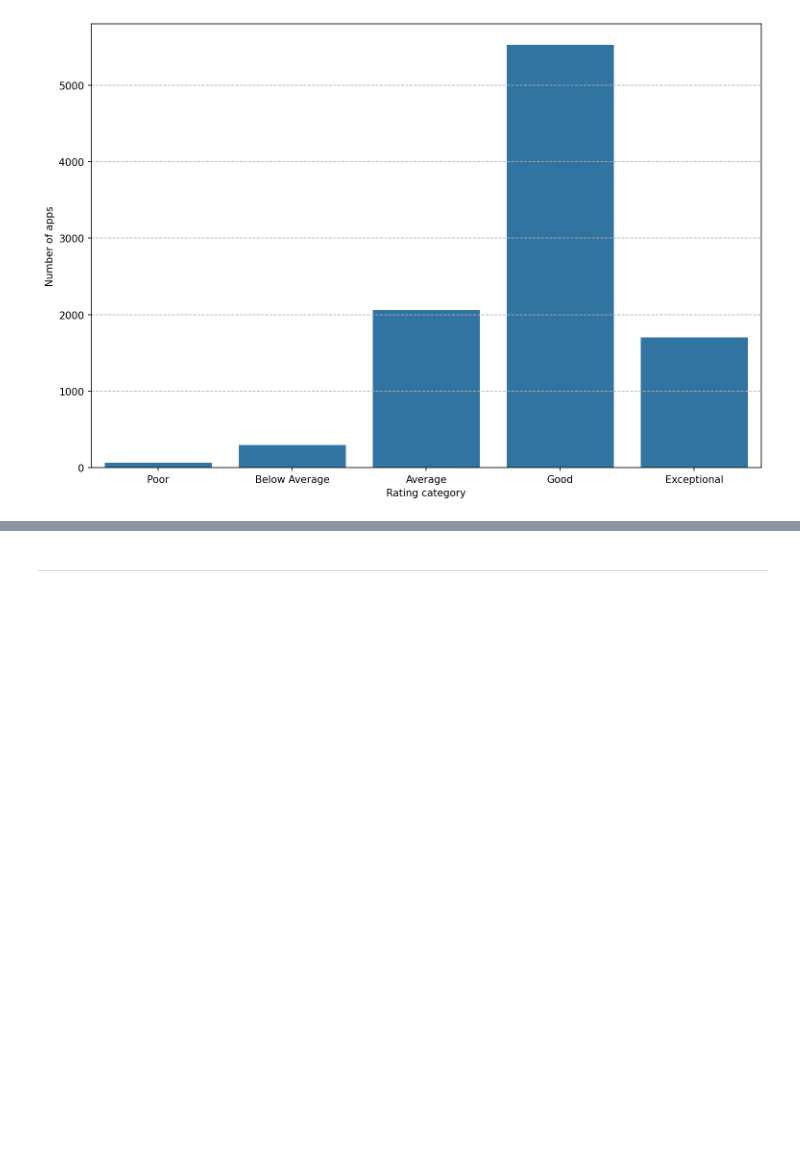
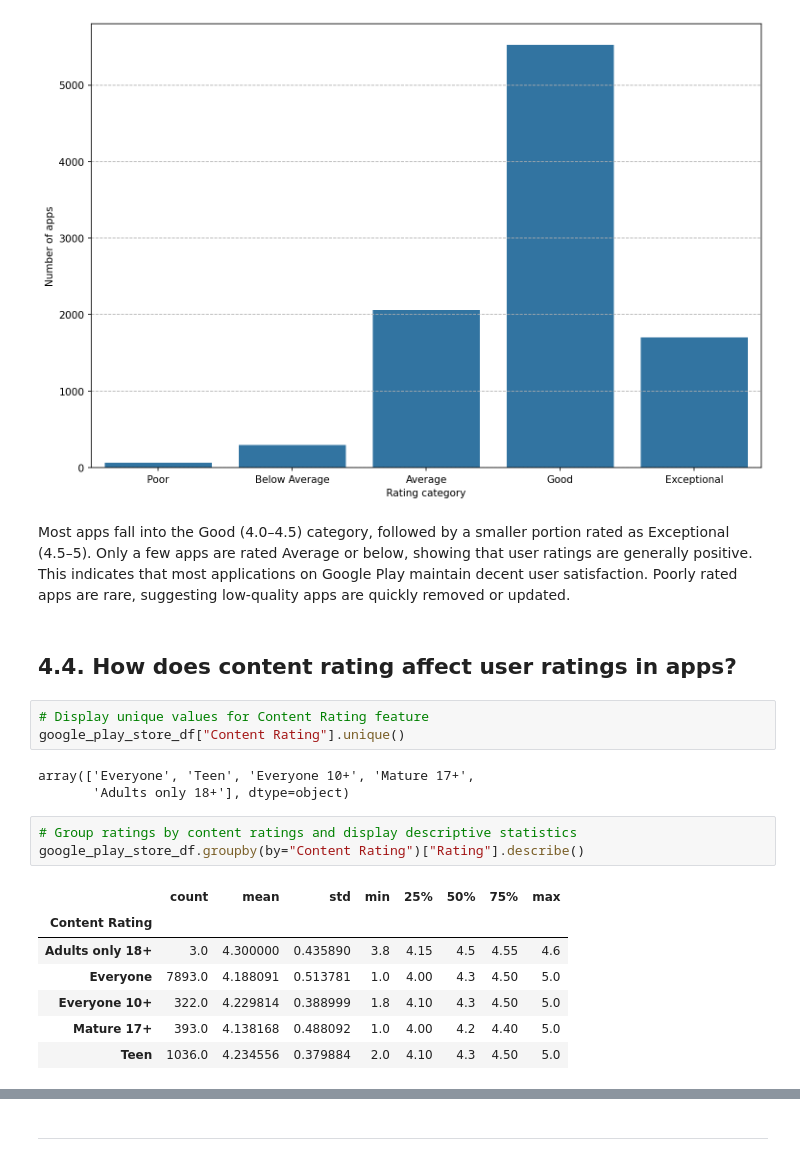
Before and after one commit to emredemirbas/google-playstore-eda, a Jupyter notebook: google_play_store_eda.ipynb, the cells around one changed output, grey strips where cells are left out. Saved outputs shown, nothing was run; the diff lists cells and outputs as text; blank space fills up the shorter version.

```diff
--- a/google_play_store_eda.ipynb
+++ b/google_play_store_eda.ipynb
@@ -959,3 +976,24 @@ plt.ylabel("Number of apps")
 plt.grid(axis="y", ls="--")
 # %% [output]
 [figure]
+# %% [markdown]
+Most apps fall into the Good (4.0–4.5) category, followed by a smaller portion rated as Exceptional (4.5–5). Only a few apps are rated Average or below, showing that user ratings are generally positive. This indicates that most applications on Google Play maintain decent user satisfaction. Poorly rated apps are rare, suggesting low-quality apps are quickly removed or updated.
+# %% [markdown]
+## 4.4. How does content rating affect user ratings in apps?
+# %%
+# Display unique values for Content Rating feature
+google_play_store_df["Content Rating"].unique()
+# %% [output]
+array(['Everyone', 'Teen', 'Everyone 10+', 'Mature 17+',
+       'Adults only 18+'], dtype=object)
+# %%
+# Group ratings by content ratings and display descriptive statistics
+google_play_store_df.groupby(by="Content Rating")["Rating"].describe()
+# %% [output]
+|  | count | mean | std | min | 25% | 50% | 75% | max |
+| Content Rating |  |  |  |  |  |  |  |  |
+| Adults only 18+ | 3.0 | 4.300000 | 0.435890 | 3.8 | 4.15 | 4.5 | 4.55 | 4.6 |
+| Everyone | 7893.0 | 4.188091 | 0.513781 | 1.0 | 4.00 | 4.3 | 4.50 | 5.0 |
+| Everyone 10+ | 322.0 | 4.229814 | 0.388999 | 1.8 | 4.10 | 4.3 | 4.50 | 5.0 |
+| Mature 17+ | 393.0 | 4.138168 | 0.488092 | 1.0 | 4.00 | 4.2 | 4.40 | 5.0 |
+| Teen | 1036.0 | 4.234556 | 0.379884 | 2.0 | 4.10 | 4.3 | 4.50 | 5.0 |
```
Also changed, not shown: parts of 29 cells of this notebook.
